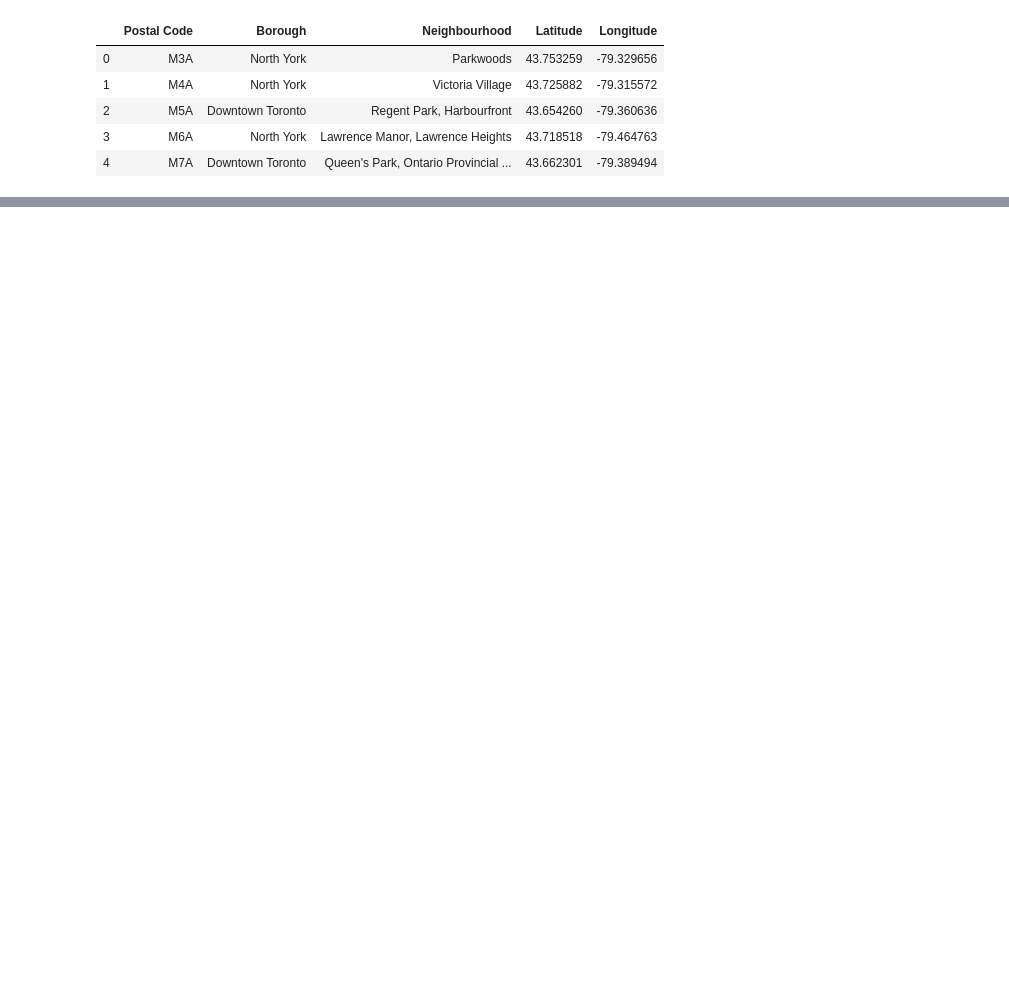
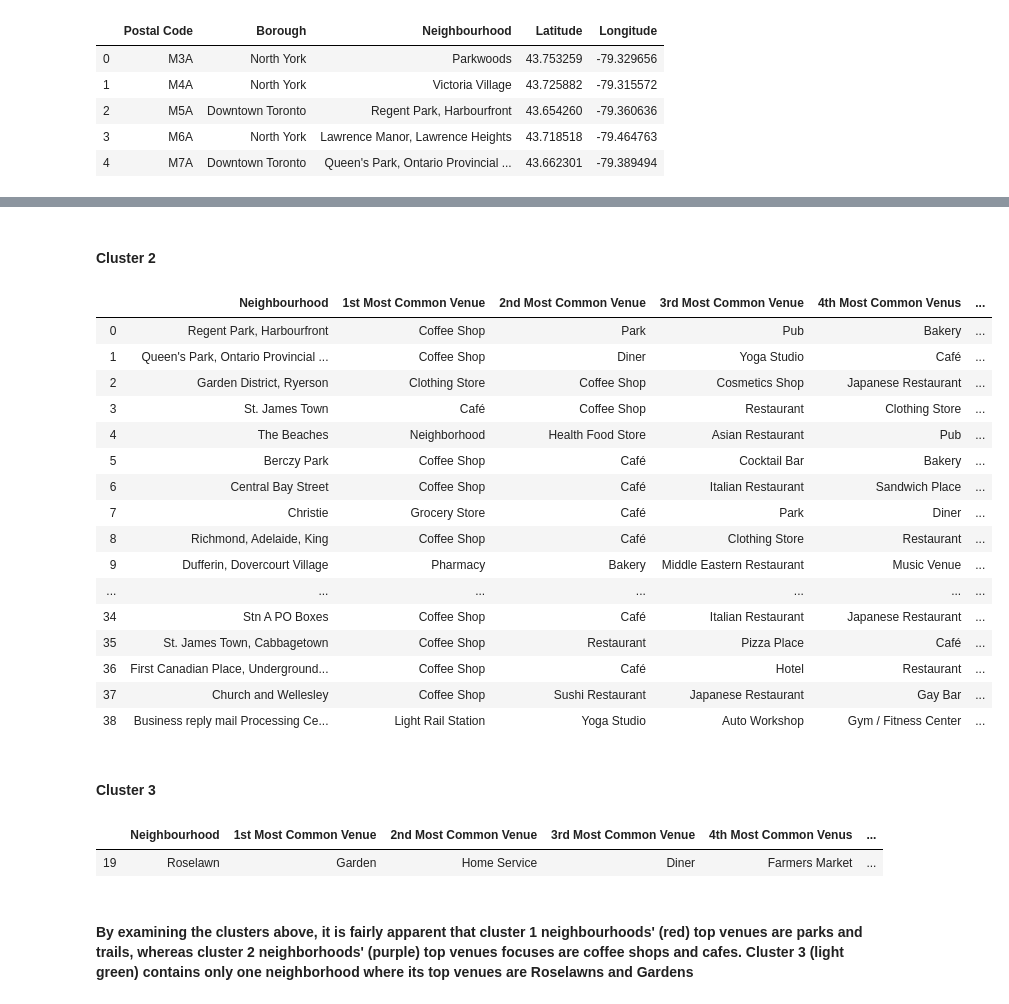
Before and after one commit to Vaughny30/Coursera_Capstone, a Jupyter notebook: Capstone_Project_Week3.ipynb, the cells around one changed output, grey strips where cells are left out. Drawn from its saved outputs; the diff is of its cells as text; code cells hidden in the pictures; blank space fills up the shorter version.

Commit message:
Extract and analyze neighborhood venues by using Foursquare API and the Kmeans algorithm

```diff
--- a/Capstone_Project_Week3.ipynb
+++ b/Capstone_Project_Week3.ipynb
@@ -80,0 +356,20 @@ toronto_data.head()
+# %%
+num_top_venues = 10
+
+ordinal_indicator = ['st', 'nd', 'rd']
+
+columns = ['Neighbourhood']
+
+for ind in np.arange(num_top_venues):
+    try:
+        columns.append('{}{} Most Common Venue'.format(ind + 1,ordinal_indicator[ind]))
+    except:
+        columns.append('{}th Most Common Venus'.format(ind + 1))
+
+neighborhoods_venues_sorted = pd.DataFrame(columns = columns)
+neighborhoods_venues_sorted['Neighbourhood'] = toronto_group['Neighbourhood']
+
+for ind in np.arange(toronto_group.shape[0]):
+    neighborhoods_venues_sorted.iloc[ind, 1:] = get_common_venues(toronto_group.iloc[ind,1:], num_top_venues)
+
+neighborhoods_venues_sorted.head()
@@ -80,0 +385,12 @@ toronto_data.head()
+# %%
+# set number of clusters
+k_clusters = 3
+
+#drop neighbourhood column to fit dataframe in kmeans algorithm
+toronto_group_clustering = toronto_group.drop('Neighbourhood', axis = 1)
+
+#fit model
+kmeans = KMeans(n_clusters = k_clusters, random_state = 0)
+kmeans.fit(toronto_group_clustering)
+
+kmeans.labels_[0:10]
@@ -80,0 +401,11 @@ toronto_data.head()
+# %%
+#insert clusters
+neighborhoods_venues_sorted.drop('Cluster Labels', 1, inplace = True)
+neighborhoods_venues_sorted.insert(0, 'Cluster Labels', kmeans.labels_)
+
+toronto_merged = toronto_area
+
+#merge the top neighborhood venues with the toronto data
+
+toronto_merged = toronto_merged.merge(neighborhoods_venues_sorted, on = 'Neighbourhood')
+toronto_merged.head()
@@ -80,0 +455,31 @@ toronto_data.head()
+# %% [markdown]
+#### Cluster 2
+# %%
+toronto_merged.loc[toronto_merged['Cluster Labels'] == 1, toronto_merged.columns[[2] + list(range(6,toronto_merged.shape[1]))]]
+# %% [output]
+|  | Neighbourhood | 1st Most Common Venue | 2nd Most Common Venue | 3rd Most Common Venue | 4th Most Common Venus | ... |
+| 0 | Regent Park, Harbourfront | Coffee Shop | Park | Pub | Bakery | ... |
+| 1 | Queen's Park, Ontario Provincial ... | Coffee Shop | Diner | Yoga Studio | Café | ... |
+| 2 | Garden District, Ryerson | Clothing Store | Coffee Shop | Cosmetics Shop | Japanese Restaurant | ... |
+| 3 | St. James Town | Café | Coffee Shop | Restaurant | Clothing Store | ... |
+| 4 | The Beaches | Neighborhood | Health Food Store | Asian Restaurant | Pub | ... |
+| 5 | Berczy Park | Coffee Shop | Café | Cocktail Bar | Bakery | ... |
+| 6 | Central Bay Street | Coffee Shop | Café | Italian Restaurant | Sandwich Place | ... |
+| 7 | Christie | Grocery Store | Café | Park | Diner | ... |
+| 8 | Richmond, Adelaide, King | Coffee Shop | Café | Clothing Store | Restaurant | ... |
+| 9 | Dufferin, Dovercourt Village | Pharmacy | Bakery | Middle Eastern Restaurant | Music Venue | ... |
+| ... | ... | ... | ... | ... | ... | ... |
+| 34 | Stn A PO Boxes | Coffee Shop | Café | Italian Restaurant | Japanese Restaurant | ... |
+| 35 | St. James Town, Cabbagetown | Coffee Shop | Restaurant | Pizza Place | Café | ... |
+| 36 | First Canadian Place, Underground... | Coffee Shop | Café | Hotel | Restaurant | ... |
+| 37 | Church and Wellesley | Coffee Shop | Sushi Restaurant | Japanese Restaurant | Gay Bar | ... |
+| 38 | Business reply mail Processing Ce... | Light Rail Station | Yoga Studio | Auto Workshop | Gym / Fitness Center | ... |
+# %% [markdown]
+#### Cluster 3
+# %%
+toronto_merged.loc[toronto_merged['Cluster Labels'] == 2, toronto_merged.columns[[2] + list(range(6,toronto_merged.shape[1]))]]
+# %% [output]
+|  | Neighbourhood | 1st Most Common Venue | 2nd Most Common Venue | 3rd Most Common Venue | 4th Most Common Venus | ... |
+| 19 | Roselawn | Garden | Home Service | Diner | Farmers Market | ... |
+# %% [markdown]
+#### By examining the clusters above, it is fairly apparent that cluster 1 neighbourhoods' **(red)** top venues are parks and trails, whereas cluster 2 neighborhoods' **(purple)** top venues focuses are coffee shops and cafes. Cluster 3 **(light green)** contains only one neighborhood where its top venues are Roselawns and Gardens
```
Also changed, not shown: parts of 54 cells of this notebook.
